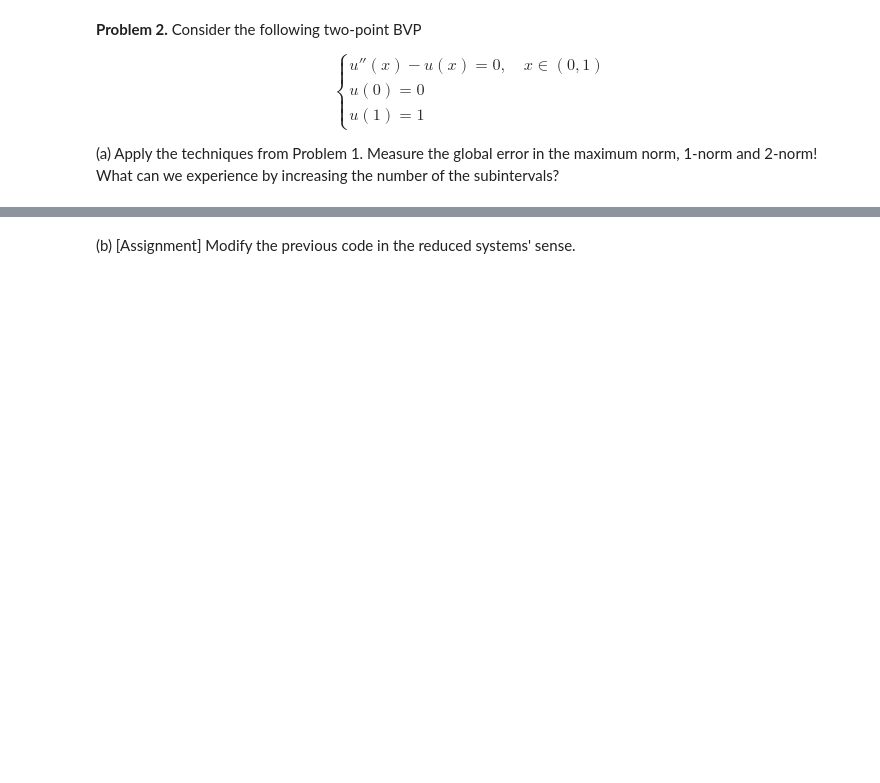
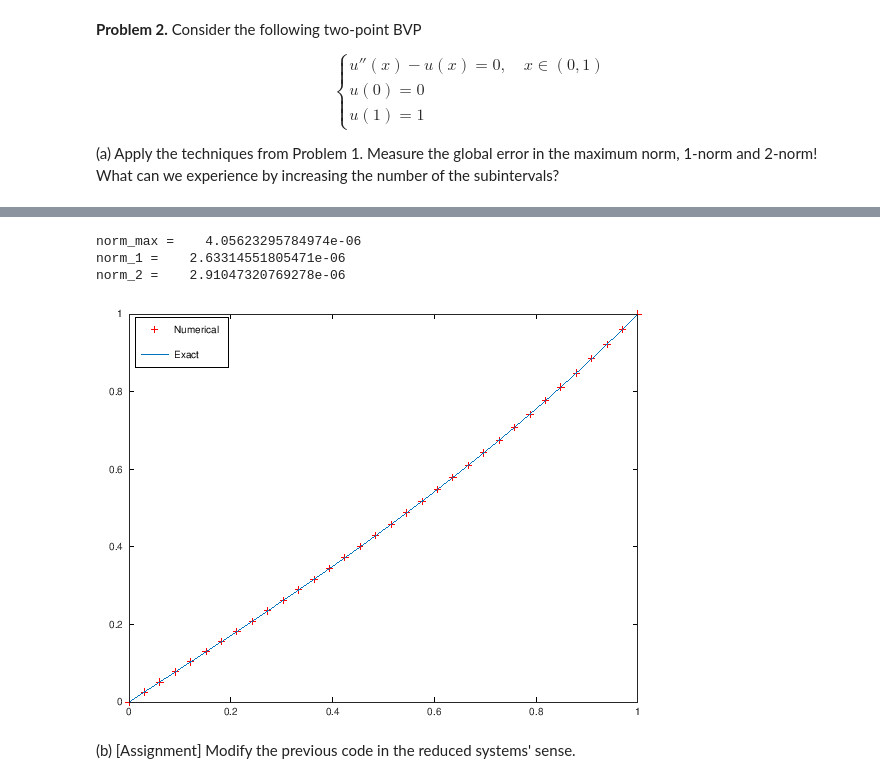
Before and after one commit to feipaat/Numerical-Methods-for-EllipticPDEs-ELTE-, a Jupyter notebook: ProblemSheet1.ipynb, the cells around one changed output, grey strips where cells are left out. Cells and saved outputs as stored; diff of their text form; code cells hidden in the pictures; blank space fills up the shorter version.

```diff
--- a/ProblemSheet1.ipynb
+++ b/ProblemSheet1.ipynb
@@ -170,0 +192,18 @@ norm_max =    2.8866e-15
+# %%
+a=0; b=pi/4; %interval
+alpha=1; beta=2; %boundary values
+% Grid
+N=128;
+h=(b-a)/(N+1);
+% A_h
+e=ones(N,1);
+A_h=(1/h^2)*spdiags([-e 2*e -e],[-1,0,1],N,N);
+%Right hand side function f
+f=ones(N,1); f(1)=1+alpha/h^2; f(N)=1+beta/h^2;
+% Numerical and exact solutions
+y=A_h\f;
+x=linspace(a+h,b-h,N)';
+exact=-0.5*x.^2+(4/pi+pi/8)*x+1;
+plot(x,y,'r+',x,exact)
+legend('Numerical','Exact','Location','southeast')
+norm_max=norm(y-exact,'inf')
@@ -188,3 +224,32 @@ norm_2 =    1.09635381809739e-05
+# %%
+format long
+a=0; b=1; %interval
+alpha=0; beta=1; %boundary values
+% Grid
+N=32;
+h=(b-a)/(N+1);
+% A_h
+e=ones(N+2,1);
+A_h=(1/h^2)*spdiags([e -2*e-h^2*e e],[-1,0,1],N+2,N+2);
+A_h(1,1)=1; A_h(1,2)=0;
+A_h(N+2,N+1)=0; A_h(N+2,N+2)=1;
+% Rigth hand side function f
+f=zeros(N+2,1); f(1)=alpha; f(N+2)=beta;
+% Numerical and exact solutions
+y=A_h\f;
+x=linspace(a,b,(N+2))';
+exact=sinh(x)/sinh(1);
+% Norms
+norm_max=norm(y-exact,'inf')
+norm_1=h*sum(abs(y-exact))
+norm_2=(h*sum(abs(y-exact).^2))^(1/2)
+plot(x,y,'r+',x,exact)
+legend('Numerical','Exact','Location','northwest')
+# %% [output]
+norm_max =    4.05623295784974e-06
+norm_1 =    2.63314551805471e-06
+norm_2 =    2.91047320769278e-06
+[figure, added]
 # %% [markdown]
 (b) [Assignment] Modify the previous code in the reduced systems' sense.
 # %%
```
Also changed, not shown: parts of 9 cells of this notebook.
